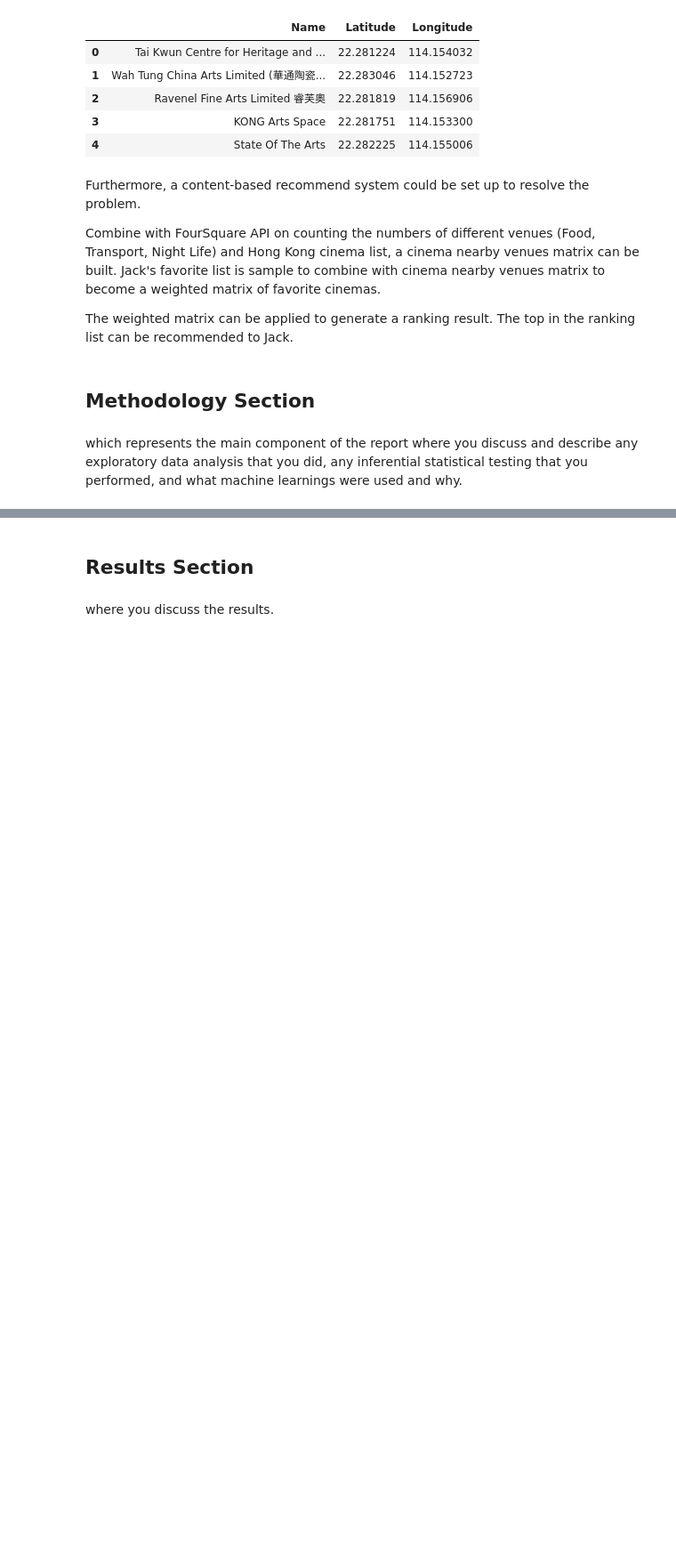
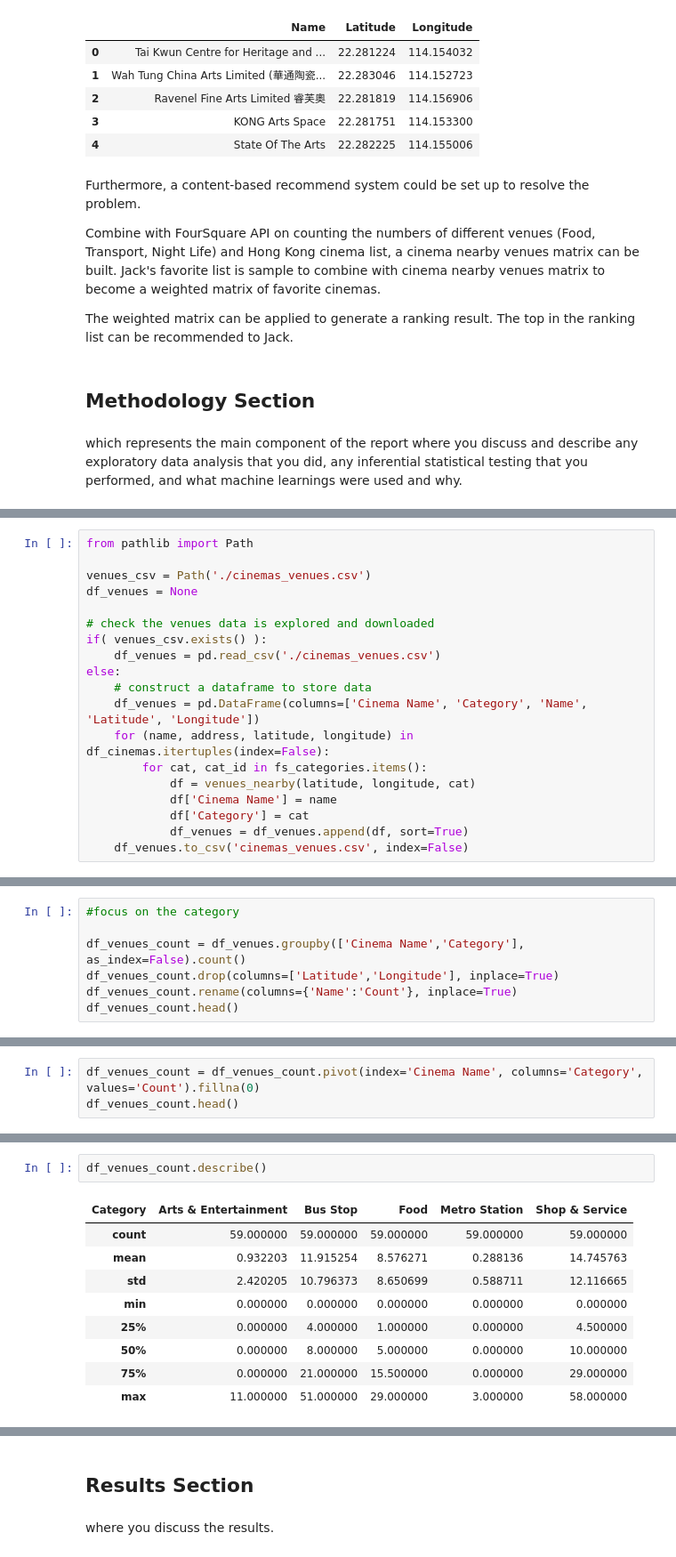
Before and after one commit to zhangxuedu/Coursera_Capstone, a Jupyter notebook: The Battle of Neighborhoods.ipynb, the cells around one changed output, grey strips where cells are left out. Shown at 89% size. Cells and saved outputs as stored; diff of their text form; blank space fills up the shorter version.

```diff
--- a/The Battle of Neighborhoods.ipynb
+++ b/The Battle of Neighborhoods.ipynb
@@ -232,0 +304,19 @@ which represents the main component of the report where you discuss and describe
+# %%
+from pathlib import Path
+
+venues_csv = Path('./cinemas_venues.csv')
+df_venues = None
+
+# check the venues data is explored and downloaded
+if( venues_csv.exists() ):
+    df_venues = pd.read_csv('./cinemas_venues.csv')
+else:
+    # construct a dataframe to store data
+    df_venues = pd.DataFrame(columns=['Cinema Name', 'Category', 'Name', 'Latitude', 'Longitude'])
+    for (name, address, latitude, longitude) in df_cinemas.itertuples(index=False):
+        for cat, cat_id in fs_categories.items():
+            df = venues_nearby(latitude, longitude, cat)
+            df['Cinema Name'] = name
+            df['Category'] = cat
+            df_venues = df_venues.append(df, sort=True)
+    df_venues.to_csv('cinemas_venues.csv', index=False)
@@ -232,0 +424,7 @@ which represents the main component of the report where you discuss and describe
+# %%
+#focus on the category
+
+df_venues_count = df_venues.groupby(['Cinema Name','Category'], as_index=False).count()
+df_venues_count.drop(columns=['Latitude','Longitude'], inplace=True)
+df_venues_count.rename(columns={'Name':'Count'}, inplace=True)
+df_venues_count.head()
@@ -232,0 +438,3 @@ which represents the main component of the report where you discuss and describe
+# %%
+df_venues_count = df_venues_count.pivot(index='Cinema Name', columns='Category', values='Count').fillna(0)
+df_venues_count.head()
@@ -232,0 +530,12 @@ which represents the main component of the report where you discuss and describe
+# %%
+df_venues_count.describe()
+# %% [output]
+| Category | Arts & Entertainment | Bus Stop | Food | Metro Station | Shop & Service |
+| count | 59.000000 | 59.000000 | 59.000000 | 59.000000 | 59.000000 |
+| mean | 0.932203 | 11.915254 | 8.576271 | 0.288136 | 14.745763 |
+| std | 2.420205 | 10.796373 | 8.650699 | 0.588711 | 12.116665 |
+| min | 0.000000 | 0.000000 | 0.000000 | 0.000000 | 0.000000 |
+| 25% | 0.000000 | 4.000000 | 1.000000 | 0.000000 | 4.500000 |
+| 50% | 0.000000 | 8.000000 | 5.000000 | 0.000000 | 10.000000 |
+| 75% | 0.000000 | 21.000000 | 15.500000 | 0.000000 | 29.000000 |
+| max | 11.000000 | 51.000000 | 29.000000 | 3.000000 | 58.000000 |
```
Also changed, not shown: parts of 76 cells of this notebook.
